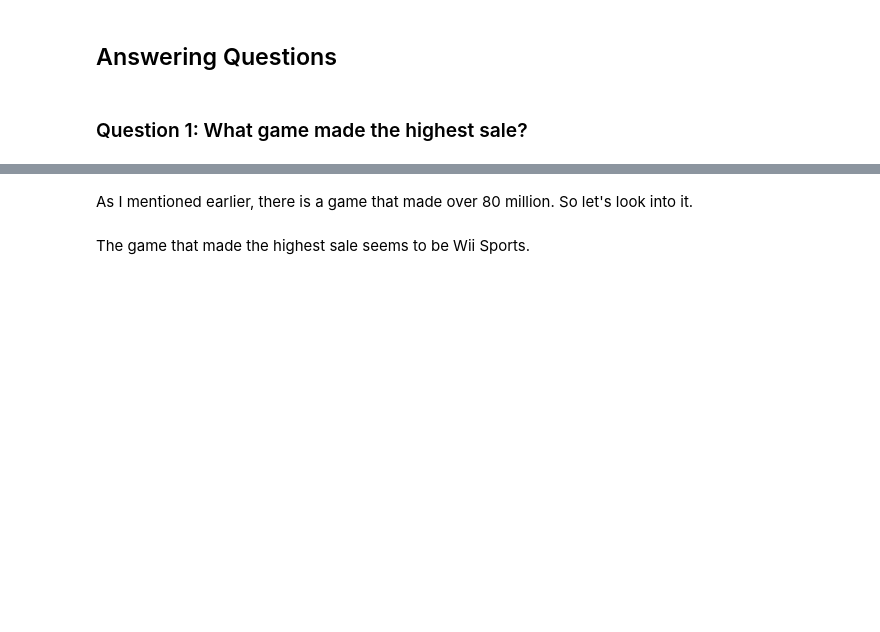
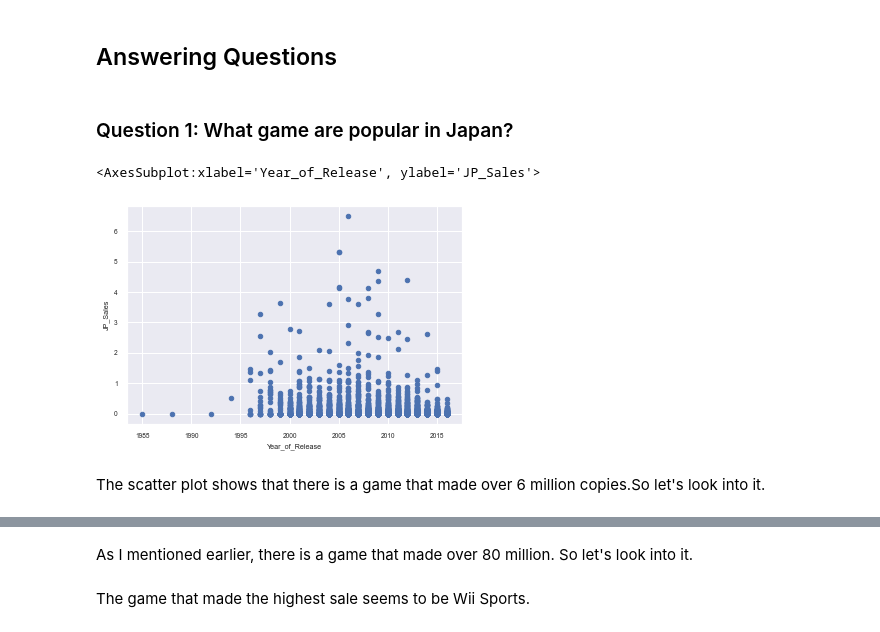
Before and after one commit to ubco-W2022T1-cosc301/project-group22, a Jupyter notebook: notebooks/analysis1.ipynb, the cells around one changed output, grey strips where cells are left out. Saved outputs shown, nothing was run; the diff lists cells and outputs as text; code cells hidden in the pictures; blank space fills up the shorter version.

```diff
--- a/notebooks/analysis1.ipynb
+++ b/notebooks/analysis1.ipynb
@@ -150,6 +188,11 @@ df
 # %% [markdown]
 ## Answering Questions
 # %% [markdown]
-### Question 1: What game made the highest sale?
+### Question 1: What game are popular in Japan?
 # %%
-df.plot(kind='scatter', x='Year_of_Release', y='Global_Sales')
+df.plot(kind='scatter', x='Year_of_Release', y='JP_Sales')
+# %% [output]
+<AxesSubplot:xlabel='Year_of_Release', ylabel='JP_Sales'>
+[figure, added]
+# %% [markdown]
+The scatter plot shows that there is a game that made over 6 million copies.So let's look into it.
```
Also changed, not shown: parts of 60 cells of this notebook, 1 other file.
